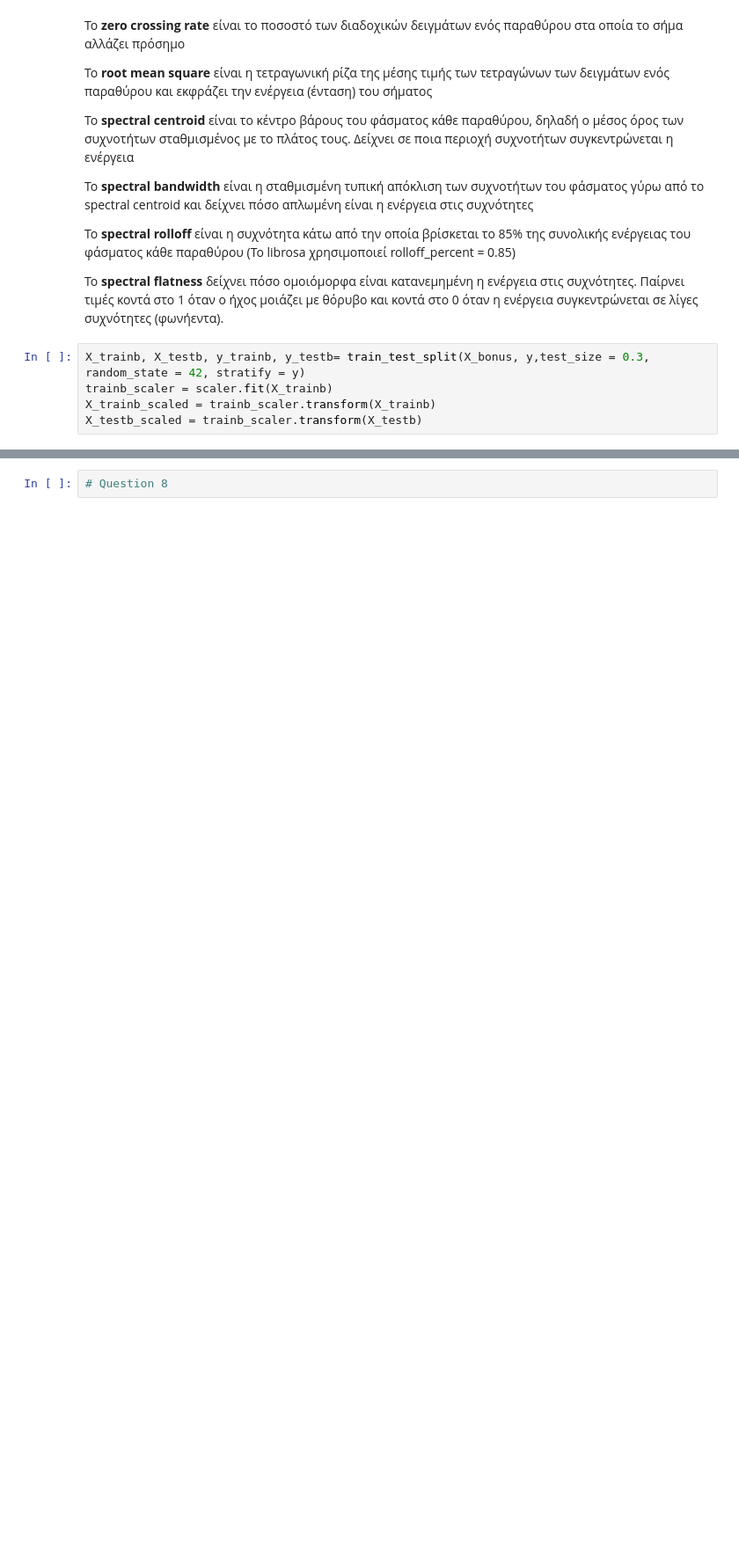
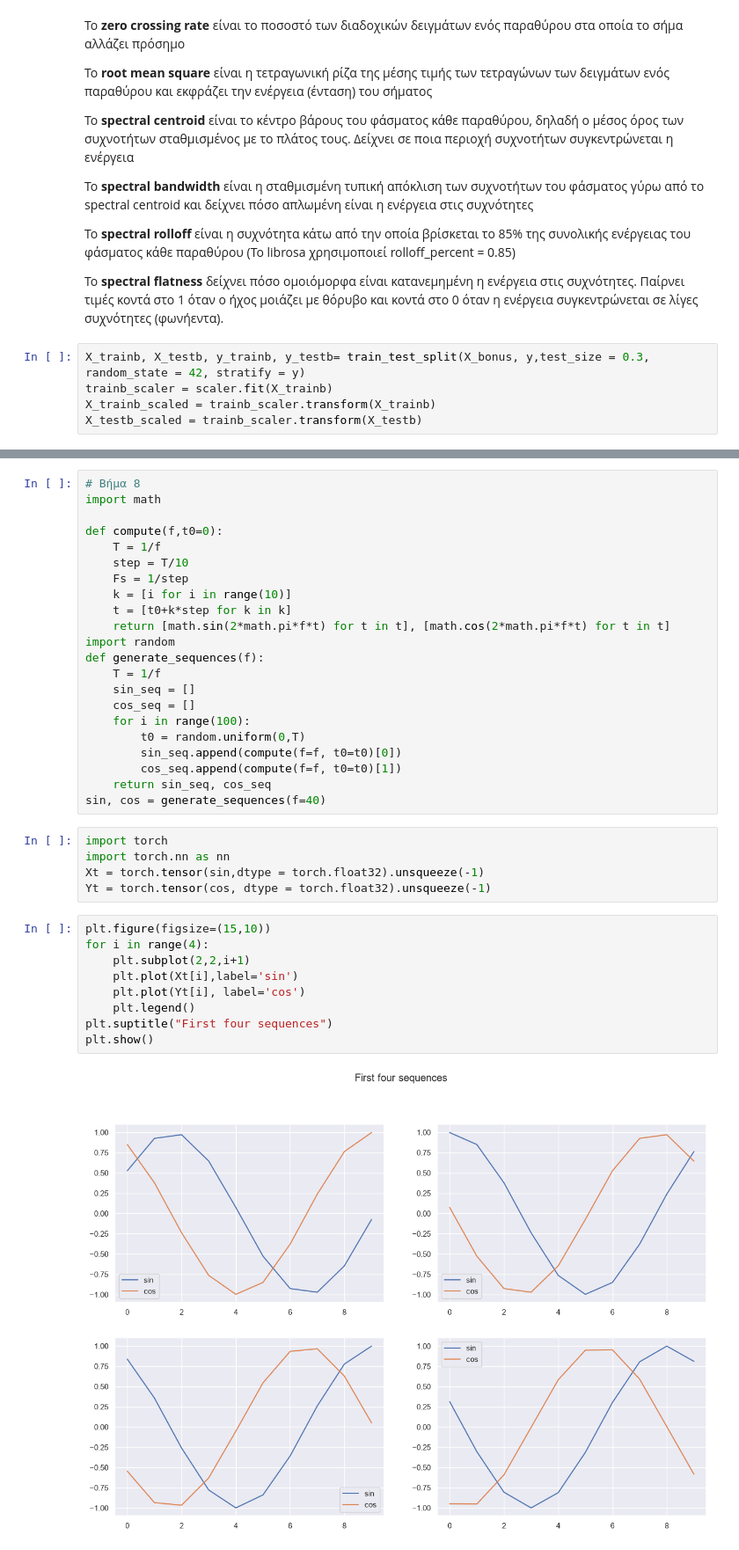
Before and after one commit to AngelosPapageorgiou/PatRecoLab1, a Jupyter notebook: PatReco_lab1.ipynb, the cells around one changed output, grey strips where cells are left out. Shown at 88% size. Saved outputs shown, nothing was run; the diff lists cells and outputs as text; blank space fills up the shorter version.

```diff
--- a/PatReco_lab1.ipynb
+++ b/PatReco_lab1.ipynb
@@ -433,2 +506,38 @@ for c in classifiers:
-# %%
-# Question 8
+# %%
+# Βήμα 8
+import math
+
+def compute(f,t0=0):
+    T = 1/f
+    step = T/10
+    Fs = 1/step
+    k = [i for i in range(10)]
+    t = [t0+k*step for k in k]
+    return [math.sin(2*math.pi*f*t) for t in t], [math.cos(2*math.pi*f*t) for t in t]
+import random
+def generate_sequences(f):
+    T = 1/f
+    sin_seq = []
+    cos_seq = []
+    for i in range(100):
+        t0 = random.uniform(0,T)
+        sin_seq.append(compute(f=f, t0=t0)[0])
+        cos_seq.append(compute(f=f, t0=t0)[1])
+    return sin_seq, cos_seq
+sin, cos = generate_sequences(f=40)
+# %%
+import torch
+import torch.nn as nn
+Xt = torch.tensor(sin,dtype = torch.float32).unsqueeze(-1)
+Yt = torch.tensor(cos, dtype = torch.float32).unsqueeze(-1)
+# %%
+plt.figure(figsize=(15,10))
+for i in range(4):
+    plt.subplot(2,2,i+1)
+    plt.plot(Xt[i],label='sin')
+    plt.plot(Yt[i], label='cos')
+    plt.legend()
+plt.suptitle("First four sequences")
+plt.show()
+# %% [output]
+[figure, added]
```
Also changed, not shown: parts of 25 cells of this notebook.
